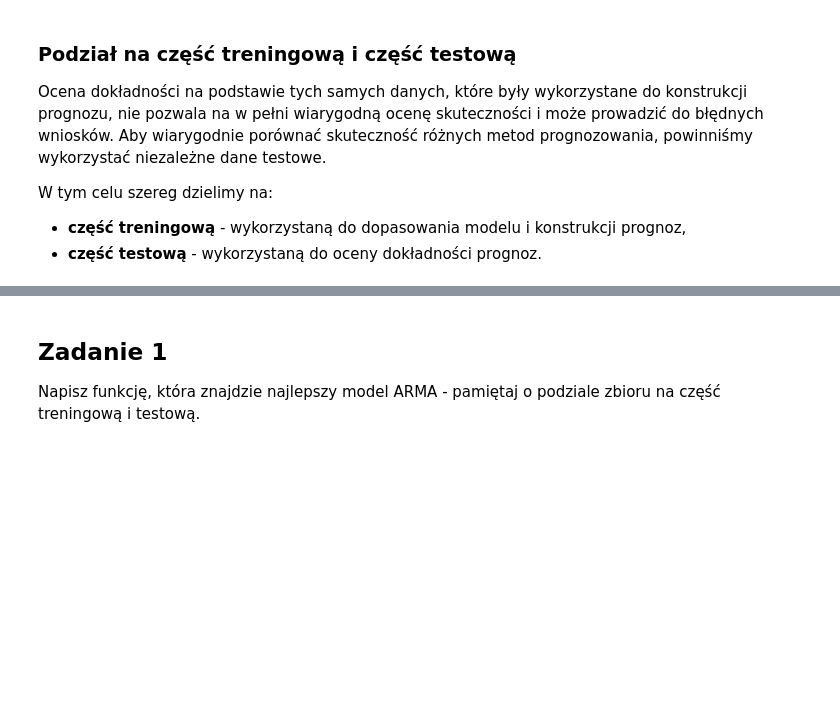
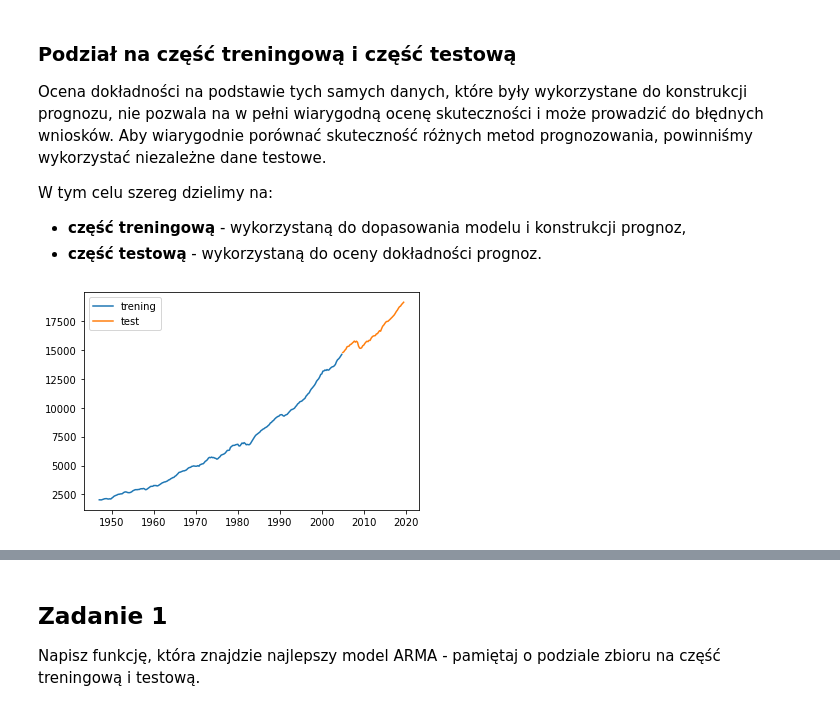
Before and after one commit to mdabrowski-phd/ds250223_regul, a Jupyter notebook: 03_szeregi_czasowe/07_predykcja_szeregow_czasowych.ipynb, the cells around one changed output, grey strips where cells are left out. Saved outputs shown, nothing was run; the diff lists cells and outputs as text; code cells hidden in the pictures; blank space fills up the shorter version.

```diff
--- a/03_szeregi_czasowe/07_predykcja_szeregow_czasowych.ipynb
+++ b/03_szeregi_czasowe/07_predykcja_szeregow_czasowych.ipynb
@@ -50,5 +55,5 @@ def check_time_series_stationary(y, rolling_len=12):
     pd.plotting.autocorrelation_plot(y)
     plt.show()
 # %%
-usgdp = pd.read_csv('USGDP.csv', parse_dates=['DATE'], index_col='DATE')
+usgdp = pd.read_csv('../data/USGDP.csv', parse_dates=['DATE'], index_col='DATE')
 usgdp.head()
@@ -62,3 +87,14 @@ Ocena dokładności na podstawie tych samych danych, które były wykorzystane d
 W tym celu szereg dzielimy na:
 - **część treningową** - wykorzystaną do dopasowania modelu i konstrukcji prognoz,
 - **część testową** - wykorzystaną do oceny dokładności prognoz.
+# %%
+k = int(0.8 * usgdp.GDPC1.size)  # podział danych
+usgdp_train, usgdp_test = usgdp[:k], usgdp[k:]
+# %%
+plt.plot(usgdp_train, label='trening')
+plt.plot(usgdp_test, label='test')
+
+plt.legend()
+plt.show()
+# %% [output]
+[figure, added]
```
Also changed, not shown: parts of 18 cells of this notebook, 1 other file.
